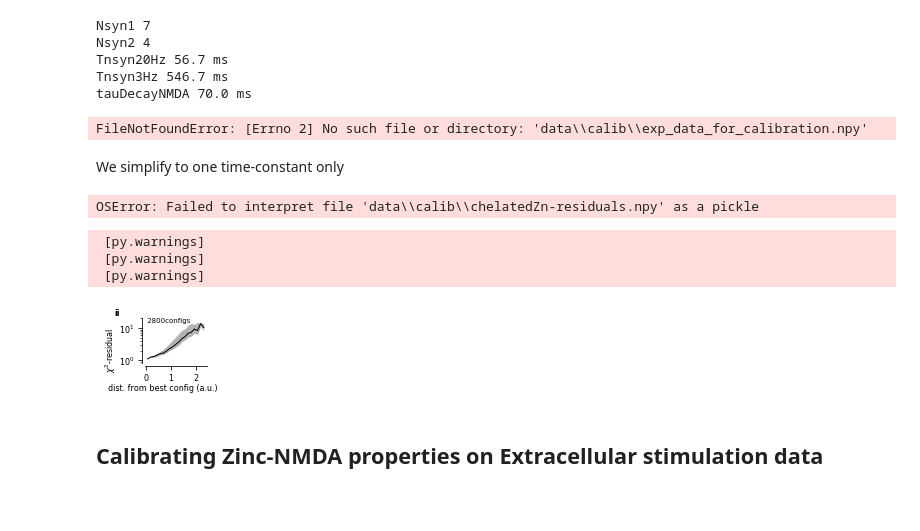
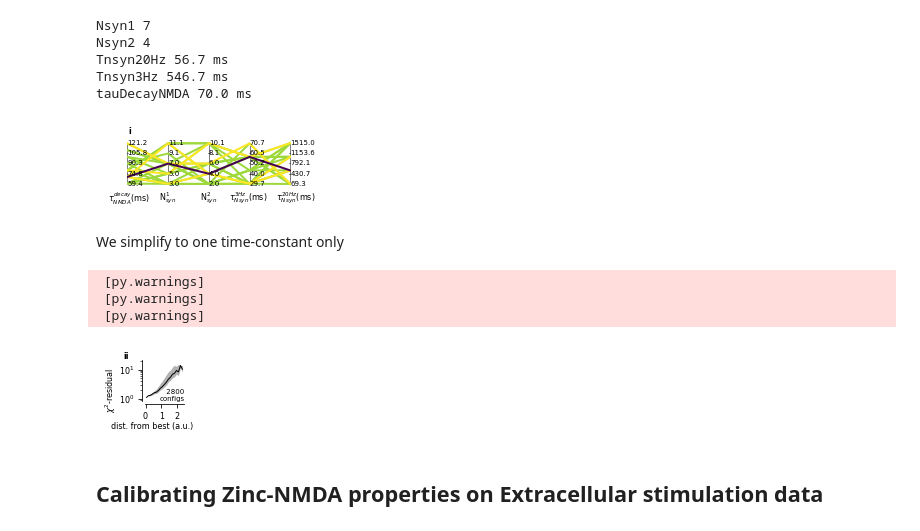
Before and after one commit to yzerlaut/zinc-NMDA-modulation, a Jupyter notebook: model-calibration/chelated-zinc.ipynb, the cells around one changed output. Saved outputs shown, nothing was run; the diff lists cells and outputs as text; code cells hidden in the pictures; blank space fills up the shorter version.

Commit message:
working chelated zinc

```diff
--- a/model-calibration/chelated-zinc.ipynb
+++ b/model-calibration/chelated-zinc.ipynb
@@ -54,8 +58,8 @@ from datavyz import ge
 from analyz.workflow.batch_run import GridSimulation
 import os
 
-calib_data = np.load(os.path.join('data','calib','exp_data_for_calibration.npy'), allow_pickle=True).item()
-Residuals = np.load(os.path.join('data','calib','chelatedZn-residuals.npy'), allow_pickle=True).item()
+calib_data = np.load(os.path.join('data','exp_data_for_calibration.npy'), allow_pickle=True).item()
+Residuals = np.load(os.path.join('data','calib','chelatedZn-residuals.npy'), allow_pickle=True)
 sim = GridSimulation(np.load(os.path.join('data', 'calib', 'chelated-zinc-calib-grid.npy'), allow_pickle=True).item())
 D, X, R, COLORS = {}, [], [], []
 
@@ -75,9 +79,10 @@ fig21, ax = ge.parallel_plot(X,
                                 'N$_{syn}^{1}$', 'N$_{syn}^{2}$',
                                 '$\\tau_{Nsyn}^{3Hz}$(ms)  ', '    $\\tau_{Nsyn}^{20Hz}$(ms)'],
                              COLORS=[ge.viridis_r(c) for c in Colors],lw=2)
-ge.top_left_letter(ax, 'i', loc=(-0.02,1.))
+ge.top_left_letter(ax, 'i', loc=(0.03,1.1))
+ge.savefig(fig21, 'model-calibration/figures/fig21.svg')
 # %% [output]
-FileNotFoundError: [Errno 2] No such file or directory: 'data\\calib\\exp_data_for_calibration.npy'
+[figure, added]
 # %% [markdown]
 We simplify to one time-constant only
 # %%
@@ -89,7 +94,7 @@ import os
 
 
 calib_data = np.load(os.path.join('data', 'exp_data_for_calibration.npy'), allow_pickle=True).item()
-Residuals = np.load(os.path.join('data', 'calib', 'chelatedZn-residuals.npy'), allow_pickle=True).item()
+Residuals = np.load(os.path.join('data', 'calib', 'chelatedZn-residuals.npy'), allow_pickle=True)
 # sim = GridSimulation(os.path.join('data', 'calib', 'chelated-zinc-calib-grid.npy'))
 D, X, R, COLORS = {}, [], [], []
 
@@ -111,14 +116,12 @@ Colors = (pResiduals-pResiduals.min())/(pResiduals.max()-pResiduals.min())
 #                             COLORS=[ge.viridis_r(c) for c in Colors], lw=2)
 #ge.top_left_letter(ax, 'i', loc=(-0.02,1.))
 #ge.savefig(fig21, 'model-calibration/figures/fig21.svg')
-# %% [output]
-OSError: Failed to interpret file 'data\\calib\\chelatedZn-residuals.npy' as a pickle
 # %%
 from analyz.IO.npz import load_dict
 %matplotlib inline
 from datavyz import ge
-best = load_dict('./data/best_chelatedZn_config.npz')
-sim = GridSimulation(os.path.join('data', 'calib', 'chelated-zinc-calib-grid.npz'))
+best = np.load('./data/best_chelatedZn_config.npy', allow_pickle=True).item()
+sim = GridSimulation(os.path.join('data', 'calib', 'chelated-zinc-calib-grid.npy'))
 D = {}
 norm = {}
 for k in ['tauDecayNMDA', 'Nsyn1', 'Nsyn2', 'Tnsyn20Hz', 'Tnsyn3Hz']:
@@ -133,36 +136,37 @@ def distance_from_best_config(best, new):
 
 Residuals = np.load(os.path.join('data', 'calib', 'chelatedZn-residuals.npy'))
 Distance = np.zeros(sim.N)
 for i in np.arange(int(sim.N)):
     sim.update_dict_from_GRID_and_index(i, D)
     Distance[i] = distance_from_best_config(best, D)
 
 bins = np.linspace(0, Distance.max(), 20)
 ibins = np.digitize(Distance, bins=bins, right=True)
 d, r, sr, sr1, sr2 = [], [], [], [], []
 for i, b in enumerate(bins[:-1]):
     d.append(.5*(bins[i]+bins[i+1]))
     r.append(np.mean(Residuals[ibins==i]))
     sr.append(np.std(Residuals[ibins==i]))
     cond = Residuals[ibins==i]<r[-1]
     sr1.append(np.std(Residuals[ibins==i][cond]))
     cond = Residuals[ibins==i]>=r[-1]
     sr2.append(np.std(Residuals[ibins==i][cond]))
 
 fig22, ax = ge.plot(d, r, sy1=np.array(sr1), sy2=np.array(sr2),
+                    fig_args={'figsize':(.8,.9)},
         axes_args=dict(ylabel='$\chi^2$-residual        ',
                        yscale='log',
                        # ylim=[0.8,22.],
                        # yticks=[1, 2, 5, 10, 20], yticks_labels=['1', '2', '5', '10', '20'],
-                       xlabel='dist. from best config (a.u.)          '))
-ge.annotate(ax, ' %iconfigs' % sim.N, (0., 1.), size='small', va='top')
+                       xlabel='dist. from best (a.u.)          '))
+ge.annotate(ax, ' %i\nconfigs' % sim.N, (1., 0.), size='small', ha='right')
 ge.top_left_letter(ax, 'ii', loc=(-0.4,1.))
 ge.savefig(fig22, 'model-calibration/figures/fig22.svg')
 # %% [output]
  [py.warnings]
  [py.warnings]
  [py.warnings]
-[figure, old version]
+[figure, new version]
 # %% [markdown]
 ## Calibrating Zinc-NMDA properties on Extracellular stimulation data
 # %%
```
Also changed, not shown: parts of 4 cells of this notebook, 1 other file.
